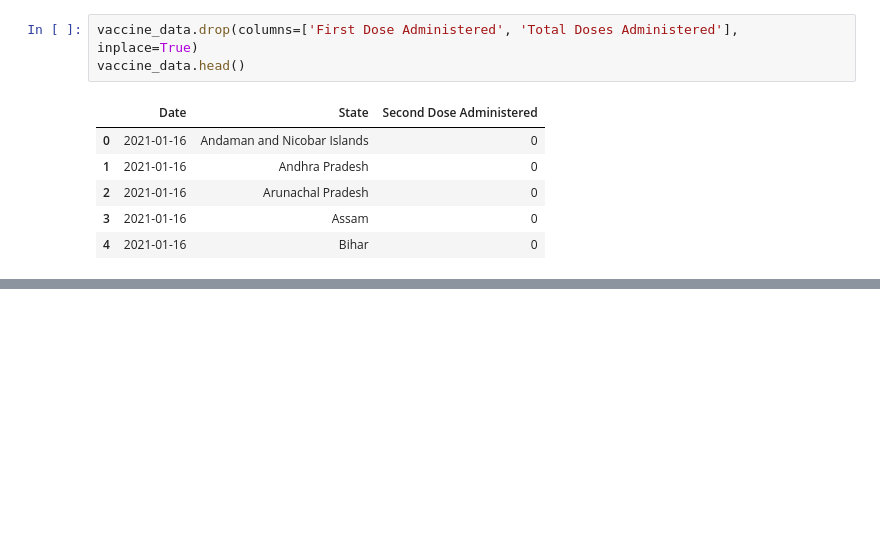
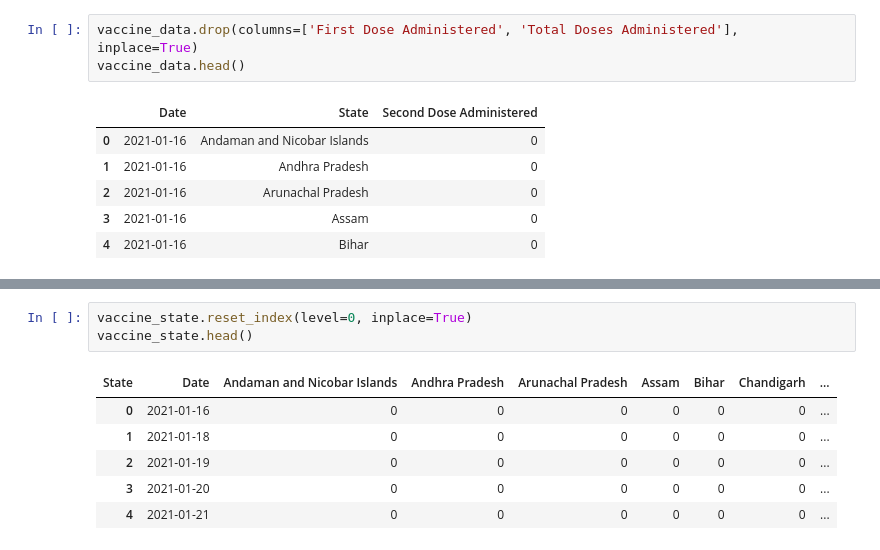
Before and after one commit to rajrathi/COVIDModelSimulation, a Jupyter notebook: Code/covidresearch.ipynb, the cells around one changed output, grey strips where cells are left out. Drawn from its saved outputs; the diff is of its cells as text; blank space fills up the shorter version.

```diff
--- a/Code/covidresearch.ipynb
+++ b/Code/covidresearch.ipynb
@@ -130,0 +162,10 @@ vaccine_data.head()
+# %%
+vaccine_state.reset_index(level=0, inplace=True)
+vaccine_state.head()
+# %% [output]
+| State | Date | Andaman and Nicobar Islands | Andhra Pradesh | Arunachal Pradesh | Assam | Bihar | Chandigarh | ... |
+| 0 | 2021-01-16 | 0 | 0 | 0 | 0 | 0 | 0 | ... |
+| 1 | 2021-01-18 | 0 | 0 | 0 | 0 | 0 | 0 | ... |
+| 2 | 2021-01-19 | 0 | 0 | 0 | 0 | 0 | 0 | ... |
+| 3 | 2021-01-20 | 0 | 0 | 0 | 0 | 0 | 0 | ... |
+| 4 | 2021-01-21 | 0 | 0 | 0 | 0 | 0 | 0 | ... |
```
Also changed, not shown: parts of 13 cells of this notebook.
